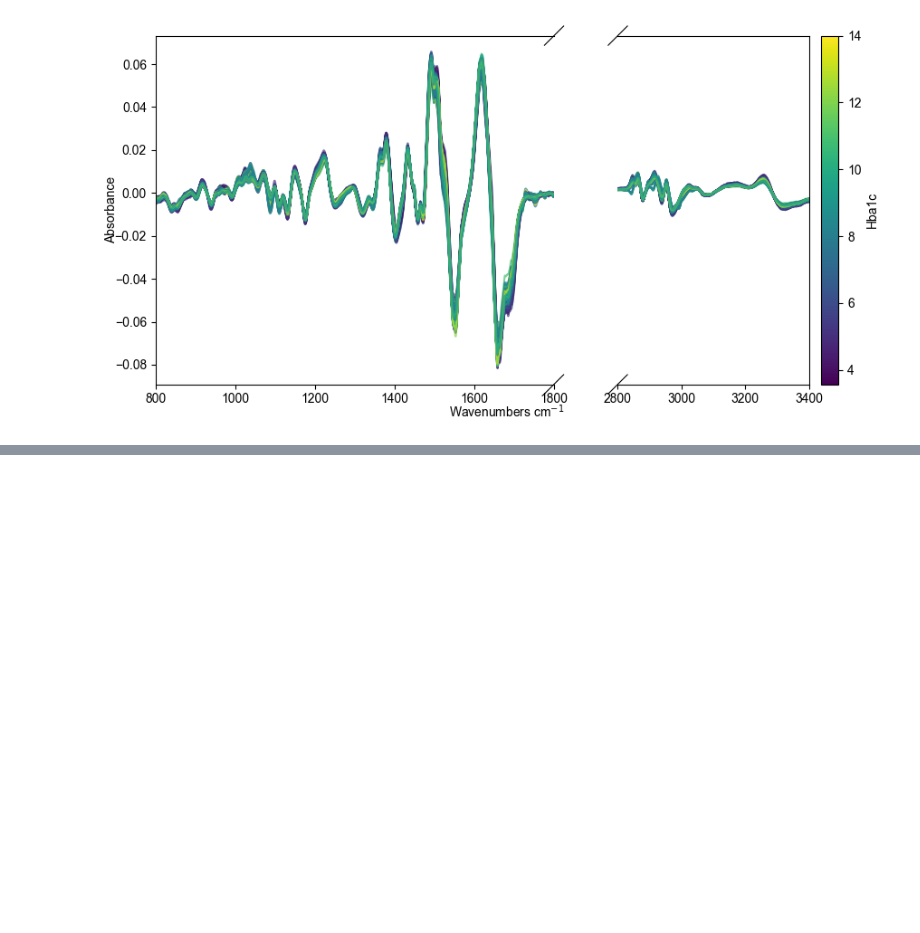
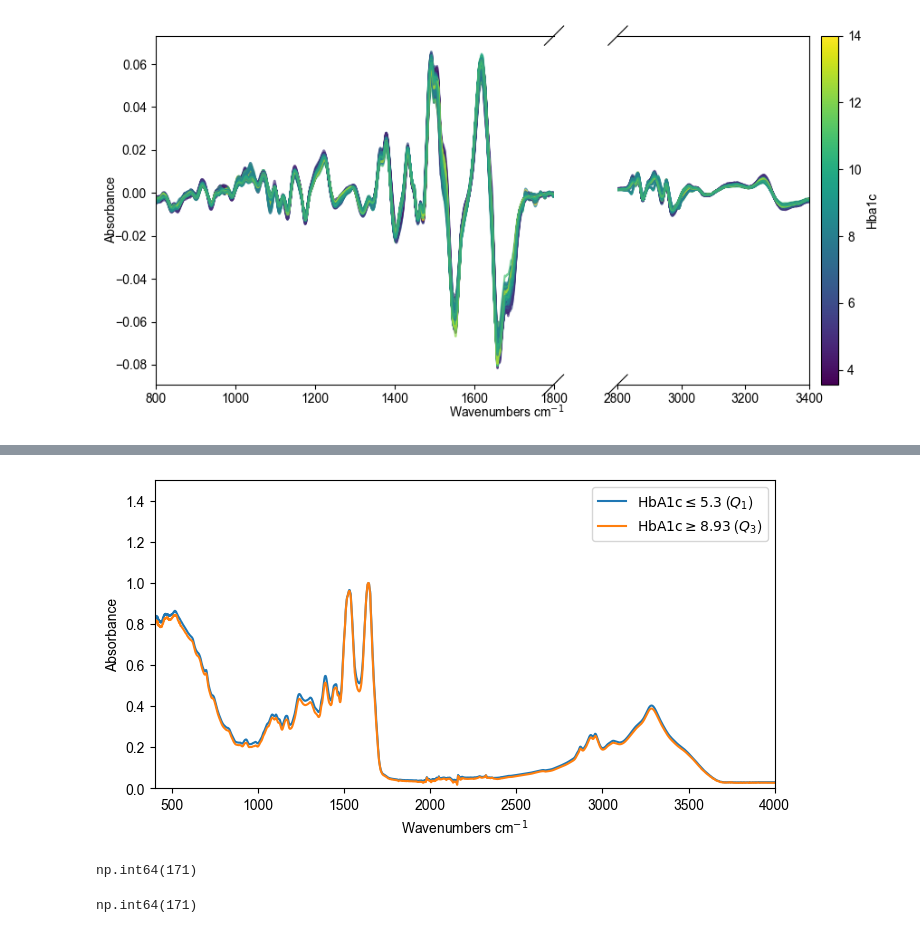
Before and after one commit to MelnychenkoM/ml_methods_hba1c, a Jupyter notebook: notebooks/visuals.ipynb, the cells around one changed output, grey strips where cells are left out. Drawn from its saved outputs; the diff is of its cells as text; code cells hidden in the pictures; blank space fills up the shorter version.

```diff
--- a/notebooks/visuals.ipynb
+++ b/notebooks/visuals.ipynb
@@ -62,0 +100,14 @@ plt.savefig('../figures/spectra_after_preproc.png', dpi=300, transparent=True)
+# %%
+plt.figure(figsize=(8, 4))
+plt.plot(wavenumbers, spectra[hba1c_q25].mean(axis=0), label=r'$\text{HbA1c} \leq 5.3$ ($Q_1$)')
+plt.plot(wavenumbers, spectra[hba1c_q75].mean(axis=0), label=r'$\text{HbA1c} \geq 8.93$ ($Q_3$)')
+
+plt.xlabel("Wavenumbers cm$^{-1}$")
+plt.ylabel("Absorbance")
+plt.xlim([400, 4000])
+plt.ylim([0.0, 1.5])
+plt.legend()
+
+plt.savefig("../figures/mean_spectra_hba1c.png", dpi=300, transparent=True)
+# %% [output]
+[figure, added]
@@ -62,0 +116,8 @@ plt.savefig('../figures/spectra_after_preproc.png', dpi=300, transparent=True)
+# %%
+(df['HbA1c'] >= 8.93).sum()
+# %% [output]
+np.int64(171)
+# %%
+(df['HbA1c'] <= 5.3).sum()
+# %% [output]
+np.int64(171)
```
Also changed, not shown: parts of 10 cells of this notebook, 6 other files.
